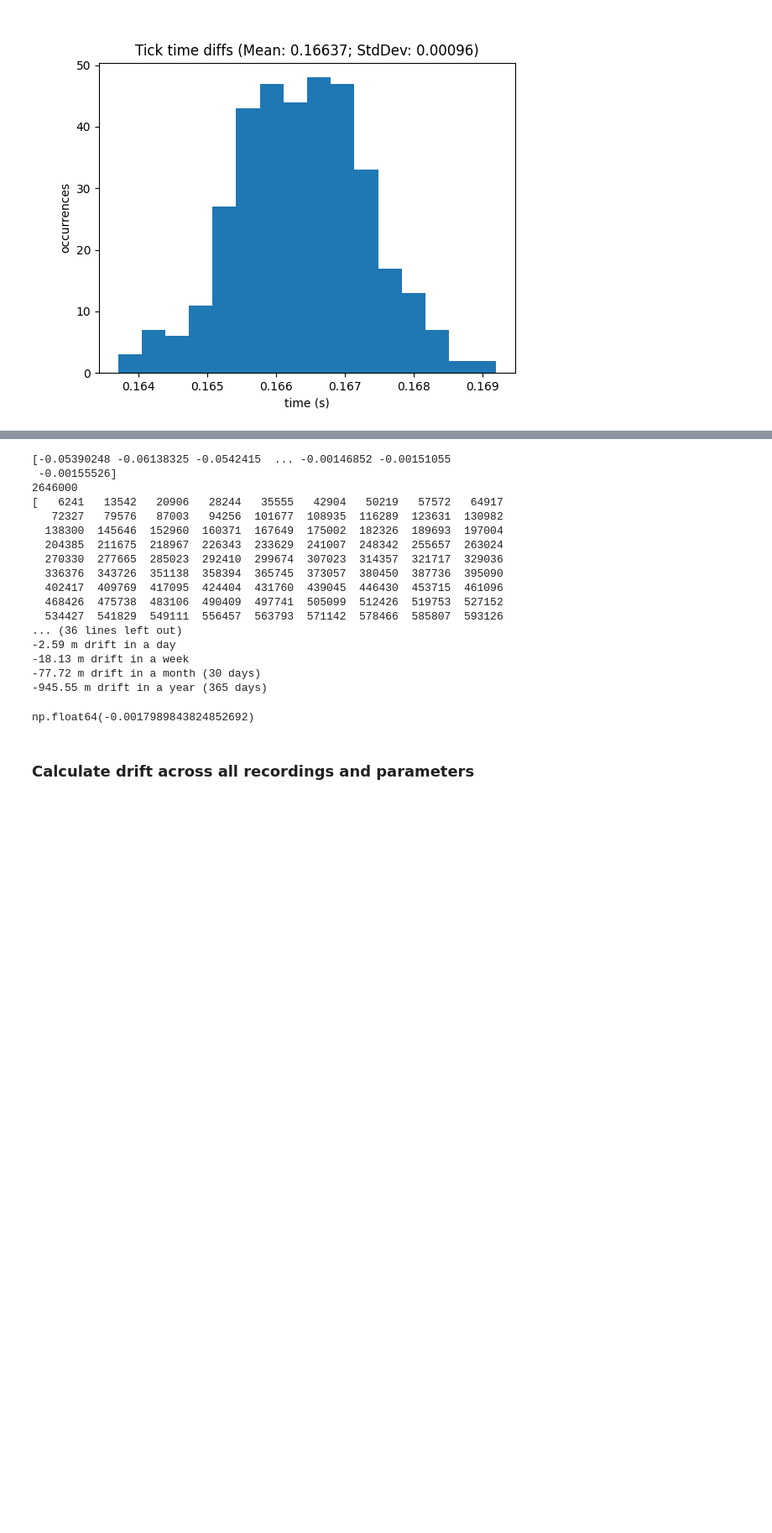
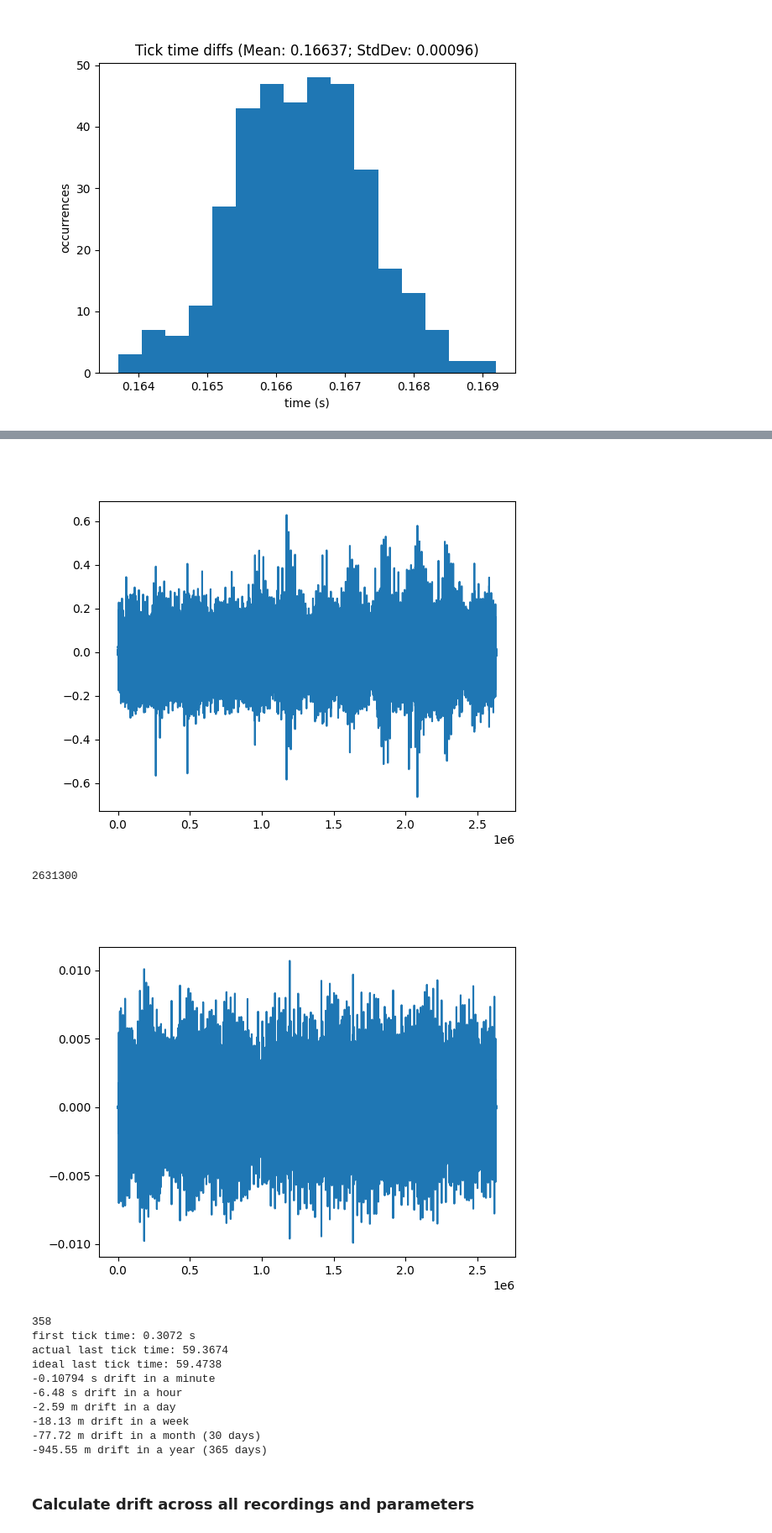
Before and after one commit to bil/watch-calibration, a Jupyter notebook: notebooks/Watch Calibration.ipynb, the cells around one changed output, grey strips where cells are left out. Shown at 84% size. Saved outputs shown, nothing was run; the diff lists cells and outputs as text; code cells hidden in the pictures; blank space fills up the shorter version.

```diff
--- a/notebooks/Watch Calibration.ipynb
+++ b/notebooks/Watch Calibration.ipynb
@@ -314,24 +309,19 @@ fs = 44100; 1/fs resolution or ~23us. This means that in a 1 minute recording, t
-# %%
-wc.perform_analysis(filter=True, envelope=True, shift=True)
-# %% [output]
-[-0.05390248 -0.06138325 -0.0542415  ... -0.00146852 -0.00151055
- -0.00155526]
-2646000
-[   6241   13542   20906   28244   35555   42904   50219   57572   64917
-   72327   79576   87003   94256  101677  108935  116289  123631  130982
-  138300  145646  152960  160371  167649  175002  182326  189693  197004
-  204385  211675  218967  226343  233629  241007  248342  255657  263024
-  270330  277665  285023  292410  299674  307023  314357  321717  329036
-  336376  343726  351138  358394  365745  373057  380450  387736  395090
-  402417  409769  417095  424404  431760  439045  446430  453715  461096
-  468426  475738  483106  490409  497741  505099  512426  519753  527152
-  534427  541829  549111  556457  563793  571142  578466  585807  593126
-... (36 lines left out)
--2.59 m drift in a day
--18.13 m drift in a week
--77.72 m drift in a month (30 days)
--945.55 m drift in a year (365 days)
-np.float64(-0.0017989843824852692)
+# %%
+drift_per_s = wc.perform_analysis(filter=True, envelope=True, shift=True)
+# %% [output]
+[figure, added]
+2631300
+[figure, added]
+358
+first tick time: 0.3072 s
+actual last tick time: 59.3674
+ideal last tick time: 59.4738
+-0.10794 s drift in a minute
+-6.48 s drift in a hour
+-2.59 m drift in a day
+-18.13 m drift in a week
+-77.72 m drift in a month (30 days)
+-945.55 m drift in a year (365 days)
 # %% [markdown]
 ### Calculate drift across all recordings and parameters
 # %%
```
Also changed, not shown: parts of 14 cells of this notebook, 21 other files.
